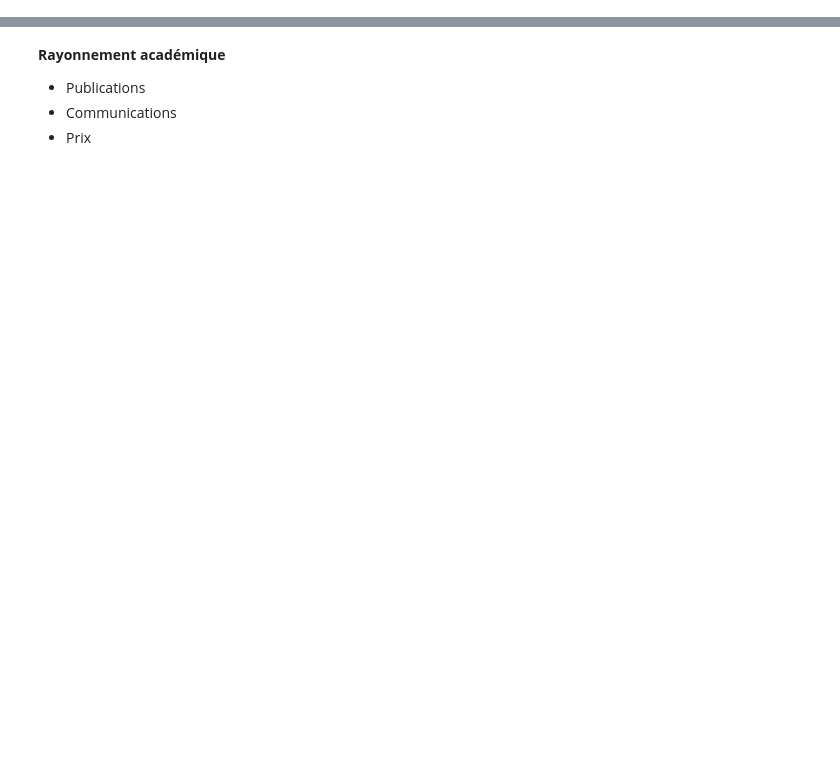
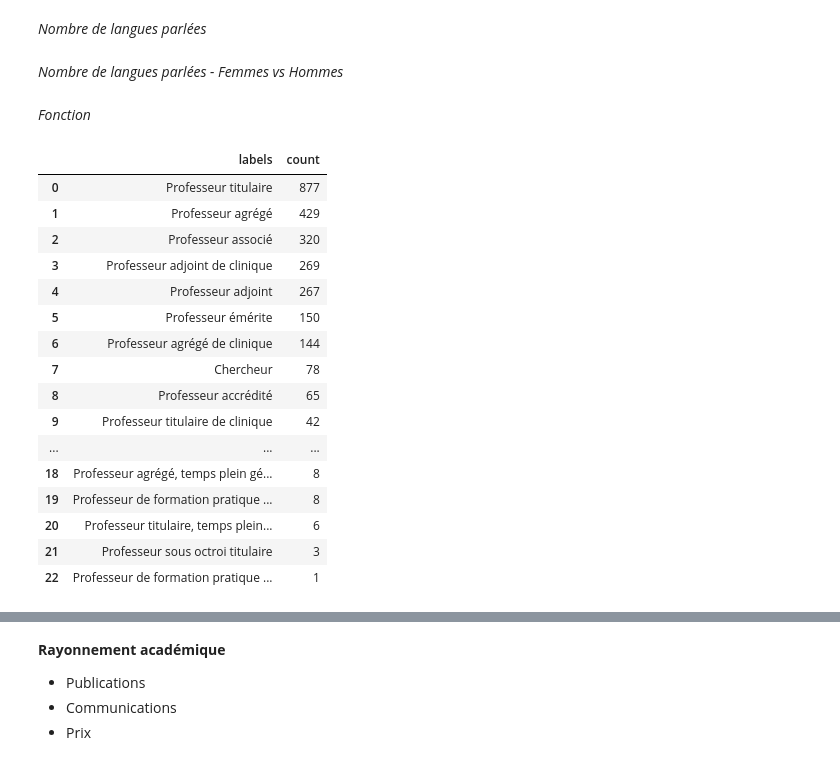
Before and after one commit to sadvr/sadvr-dashboard, a Jupyter notebook: API_SADVR_dashboard.ipynb, the cells around one changed output, grey strips where cells are left out. Drawn from its saved outputs; the diff is of its cells as text; code cells hidden in the pictures; blank space fills up the shorter version.

```diff
--- a/API_SADVR_dashboard.ipynb
+++ b/API_SADVR_dashboard.ipynb
@@ -40,5 +77,0 @@ ___
-# %%
-demographics = data[['idsadvr', 'sexe', 'langues', 'formations']]
-toNormalize = ['langues', 'formations', 'formations.disciplines', 'formations.institutions']
-for c in toNormalize:
-    demographics = explodeNormalize(demographics, c)
@@ -75,33 +77,0 @@ app.run_server(debug=True, use_reloader=False)  # Turn off reloader if inside Ju
-# %%
-import matplotlib as plt
-fig, ax = plt.subplots(figsize=(6, 4), subplot_kw=dict(aspect="equal"))
-
-
-wedges, texts = ax.pie(
-    values,
-    wedgeprops=dict(width=0.5),
-    startangle=-40,
-    colors = ['#C8D6E8', '#545454', '#E8E8E8']
-)
-
-bbox_props = dict(boxstyle="square,pad=0.3", fc="w", ec="k", lw=0.72)
-kw = dict(arrowprops=dict(arrowstyle="-"),
-          bbox=bbox_props, zorder=0, va="center")
-
-for i, p in enumerate(wedges):
-    ang = (p.theta2 - p.theta1)/2. + p.theta1
-    y = np.sin(np.deg2rad(ang))
-    x = np.cos(np.deg2rad(ang))
-    horizontalalignment = {-1: "right", 1: "left"}[int(np.sign(x))]
-    connectionstyle = f"angle,angleA=0,angleB={ang}"
-    kw["arrowprops"].update({"connectionstyle": connectionstyle})
-    ax.annotate(values[i], xy=(x, y), xytext=(1.35*np.sign(x), 1.4*y),
-                horizontalalignment=horizontalalignment, **kw)
-
-ax.set_title("Sexe")
-ax.legend(
-    ['Masculin', 'Féminin', 'Autre'],
-    bbox_to_anchor=(1.5, 0.75))
-
-
-plt.show()
@@ -107,0 +126,2 @@ plt.show()
+# %% [markdown]
+*Nombre de langues parlées*
@@ -107,0 +145,2 @@ plt.show()
+# %% [markdown]
+*Nombre de langues parlées - Femmes vs Hommes*
@@ -107,0 +179,26 @@ plt.show()
+# %% [markdown]
+*Fonction*
+# %%
+mappingFonction = pd.read_csv('tables/SADVR_fonctions.csv')[['codeSad', 'nomM']].to_dict('records')
+mappingFonction = {x['codeSad'] : x['nomM'] for x in mappingFonction}
+
+fonction = pd.DataFrame(plotVariable(demographics, 'affiliations.fonction.codeSad', mapping=mappingFonction))
+fonction
+# %% [output]
+|  | labels | count |
+| 0 | Professeur titulaire | 877 |
+| 1 | Professeur agrégé | 429 |
+| 2 | Professeur associé | 320 |
+| 3 | Professeur adjoint de clinique | 269 |
+| 4 | Professeur adjoint | 267 |
+| 5 | Professeur émérite | 150 |
+| 6 | Professeur agrégé de clinique | 144 |
+| 7 | Chercheur | 78 |
+| 8 | Professeur accrédité | 65 |
+| 9 | Professeur titulaire de clinique | 42 |
+| ... | ... | ... |
+| 18 | Professeur agrégé, temps plein gé... | 8 |
+| 19 | Professeur de formation pratique ... | 8 |
+| 20 | Professeur titulaire, temps plein... | 6 |
+| 21 | Professeur sous octroi titulaire | 3 |
+| 22 | Professeur de formation pratique ... | 1 |
```
Also changed, not shown: parts of 29 cells of this notebook, 4 other files.
